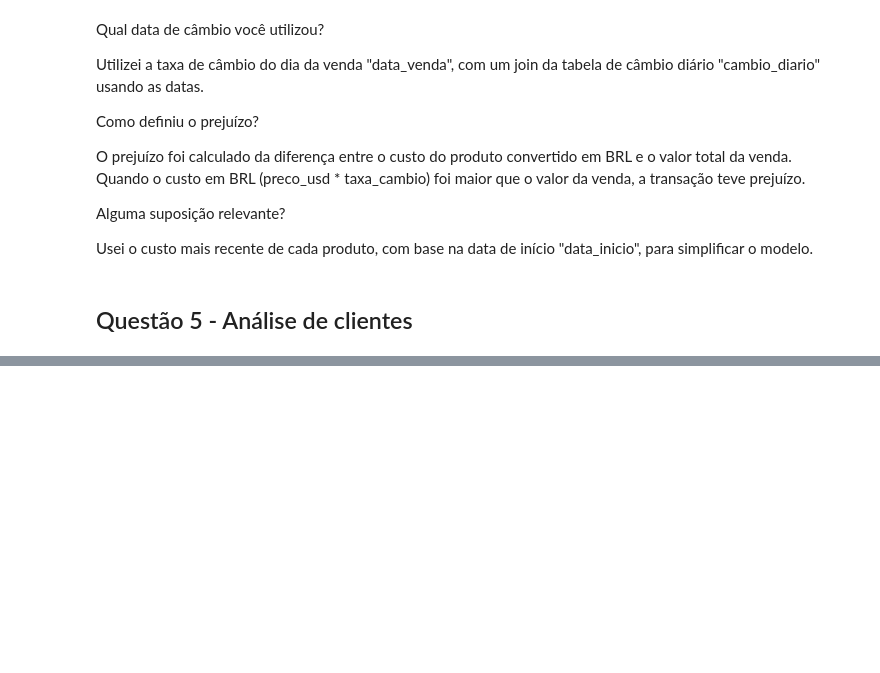
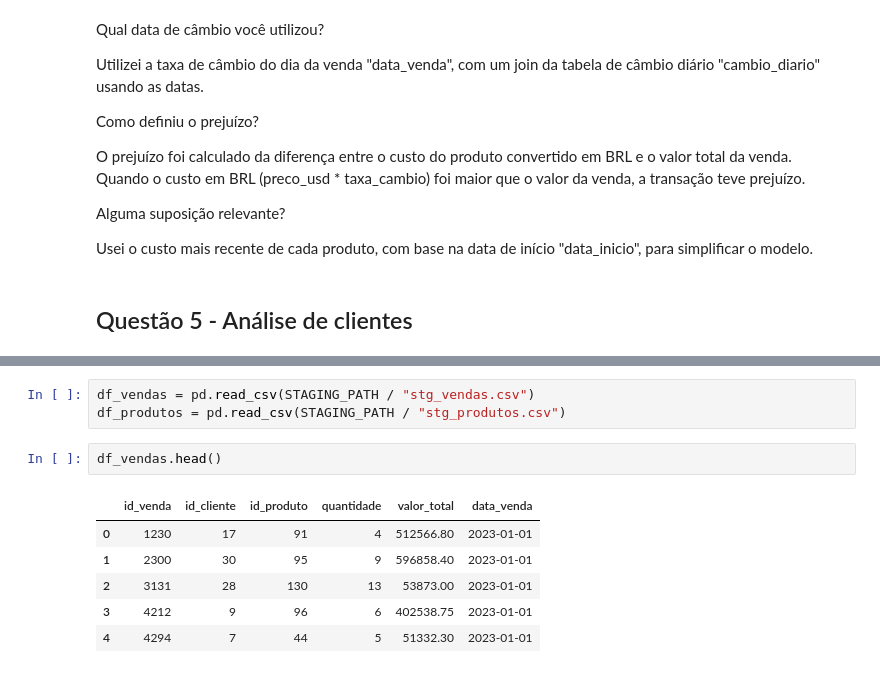
Before and after one commit to RichardGomesData/lh-nautical-data-project, a Jupyter notebook: notebooks/01_lh_nautical_analysis.ipynb, the cells around one changed output, grey strips where cells are left out. Cells and saved outputs as stored; diff of their text form; blank space fills up the shorter version.

```diff
--- a/notebooks/01_lh_nautical_analysis.ipynb
+++ b/notebooks/01_lh_nautical_analysis.ipynb
@@ -1058,0 +1070,12 @@ Usei o custo mais recente de cada produto, com base na data de início "data_ini
+# %%
+df_vendas = pd.read_csv(STAGING_PATH / "stg_vendas.csv")
+df_produtos = pd.read_csv(STAGING_PATH / "stg_produtos.csv")
+# %%
+df_vendas.head()
+# %% [output]
+|  | id_venda | id_cliente | id_produto | quantidade | valor_total | data_venda |
+| 0 | 1230 | 17 | 91 | 4 | 512566.80 | 2023-01-01 |
+| 1 | 2300 | 30 | 95 | 9 | 596858.40 | 2023-01-01 |
+| 2 | 3131 | 28 | 130 | 13 | 53873.00 | 2023-01-01 |
+| 3 | 4212 | 9 | 96 | 6 | 402538.75 | 2023-01-01 |
+| 4 | 4294 | 7 | 44 | 5 | 51332.30 | 2023-01-01 |
```
Also changed, not shown: parts of 17 cells of this notebook, 2 other files.
